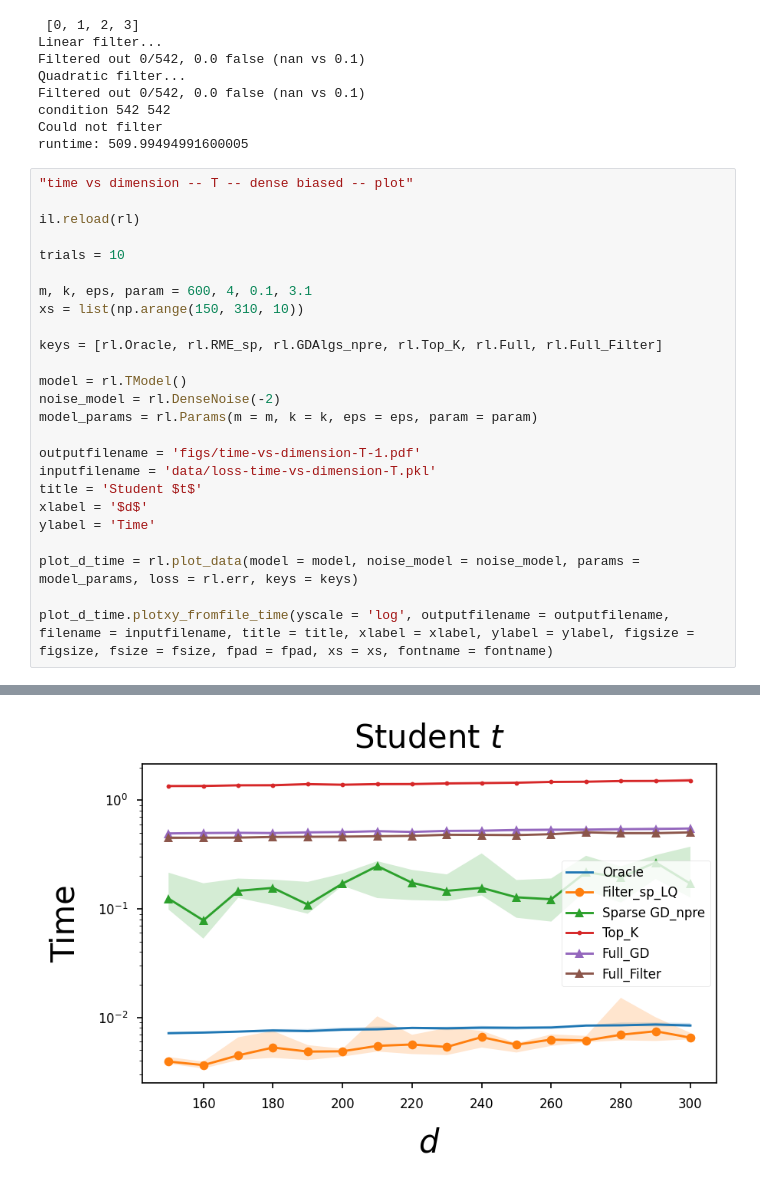
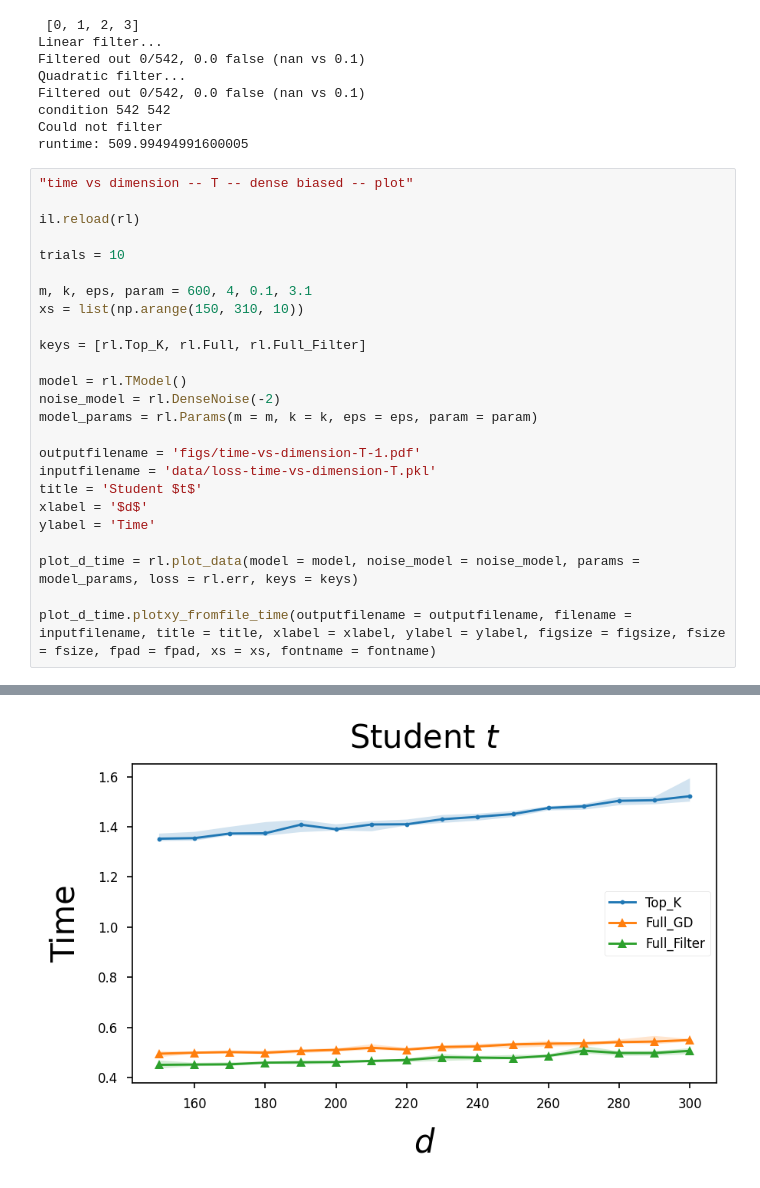
Before and after one commit to ying-hui-he/Robust_mean_estimation, a Jupyter notebook: time.ipynb, the cells around one changed output, grey strips where cells are left out. Cells and saved outputs as stored; diff of their text form.

```diff
--- a/time.ipynb
+++ b/time.ipynb
@@ -222,7 +222,7 @@ trials = 10
 m, k, eps, param = 600, 4, 0.1, 3.1
 xs = list(np.arange(150, 310, 10))
 
-keys = [rl.Oracle, rl.RME_sp, rl.GDAlgs_npre, rl.Top_K, rl.Full, rl.Full_Filter]
+keys = [rl.Top_K, rl.Full, rl.Full_Filter]
 
 model = rl.TModel()
 noise_model = rl.DenseNoise(-2)
@@ -236,5 +236,5 @@ ylabel = 'Time'
 
 plot_d_time = rl.plot_data(model = model, noise_model = noise_model, params = model_params, loss = rl.err, keys = keys)
 
-plot_d_time.plotxy_fromfile_time(yscale = 'log', outputfilename = outputfilename, filename = inputfilename, title = title, xlabel = xlabel, ylabel = ylabel, figsize = figsize, fsize = fsize, fpad = fpad, xs = xs, fontname = fontname)
+plot_d_time.plotxy_fromfile_time(outputfilename = outputfilename, filename = inputfilename, title = title, xlabel = xlabel, ylabel = ylabel, figsize = figsize, fsize = fsize, fpad = fpad, xs = xs, fontname = fontname)
 # %% [output]
@@ -254,6 +254,6 @@ Oracle_time
   0.5073328  0.4841094  0.50357008 0.49326801]
  [0.44801068 0.45443392 0.46236777 0.44686866 0.45652032 0.46357846
   0.46033406 0.52810049 0.46484613 0.50544596 0.47181821 0.4847877
   0.48129892 0.49695134 0.48713207 0.49101996]]
-[figure, old version]
+[figure, new version]
 [interactive output not drawn]
```
Also changed, not shown: parts of 1 cell of this notebook, 18 other files.
